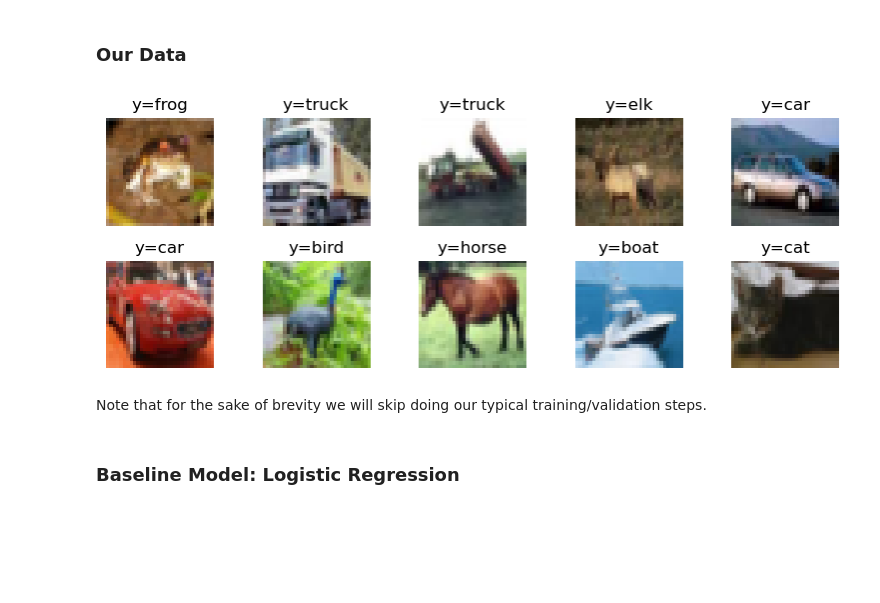
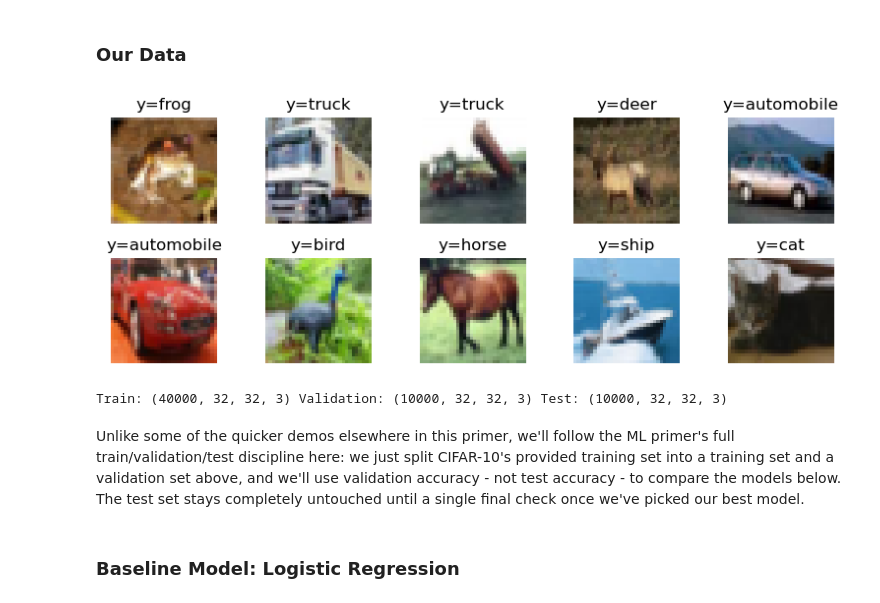
Before and after one commit to nickmelamed/mortorq_instruction, a Jupyter notebook: ml_resources/cv_primer/03-neural-networks.ipynb, the cells around one changed output. Drawn from its saved outputs; the diff is of its cells as text; code cells hidden in the pictures; blank space fills up the shorter version.

Commit message:
fixed train/test/valid, viz, more explanations

```diff
--- a/ml_resources/cv_primer/03-neural-networks.ipynb
+++ b/ml_resources/cv_primer/03-neural-networks.ipynb
@@ -72,24 +90,33 @@ To motivate why neural networks are useful (and why more basic classifiers fall
 # %%
 # read in our data and visualize some examples
 
-# Load the MNIST dataset and split into training and testing sets
+# Load the CIFAR-10 dataset and split into training and testing sets
 (X_train, y_train), (X_test, y_test) = tf.keras.datasets.cifar10.load_data()
 
-labels = ['frog', 'truck', 'truck', 'elk', 'car', 'car', 'bird', 'horse', 'boat', 'cat']
+class_names = ['airplane', 'automobile', 'bird', 'cat', 'deer', 'dog', 'frog', 'horse', 'ship', 'truck']
 
 # Visualize a few examples
 fig = plt.figure(figsize=(8, 3))
 for i in range(10):
     ax = fig.add_subplot(2, 5, i+1)
-    ax.imshow(X_train[i], cmap="gray")
-    ax.set_title(f"y={labels[i]}")
+    ax.imshow(X_train[i])
+    ax.set_title(f"y={class_names[y_train[i][0]]}")
     ax.axis("off")
 plt.tight_layout()
 plt.show()
 # %% [output]
-[figure, old version]
+[figure, new version]
+# %%
+# carve out a validation set from the training data (test set stays untouched until the end)
+X_train, X_val, y_train, y_val = train_test_split(
+    X_train, y_train, test_size=0.2, random_state=1515
+)
+
+print("Train:", X_train.shape, "Validation:", X_val.shape, "Test:", X_test.shape)
+# %% [output]
+Train: (40000, 32, 32, 3) Validation: (10000, 32, 32, 3) Test: (10000, 32, 32, 3)
 # %% [markdown]
-Note that for the sake of brevity we will skip doing our typical training/validation steps.
+Unlike some of the quicker demos elsewhere in this primer, we'll follow the ML primer's full train/validation/test discipline here: we just split CIFAR-10's provided training set into a training set and a validation set above, and we'll use validation accuracy - not test accuracy - to compare the models below. The test set stays completely untouched until a single final check once we've picked our best model.
 # %% [markdown]
 ### Baseline Model: Logistic Regression
 # %% [markdown]
```
Also changed, not shown: parts of 17 cells of this notebook.
